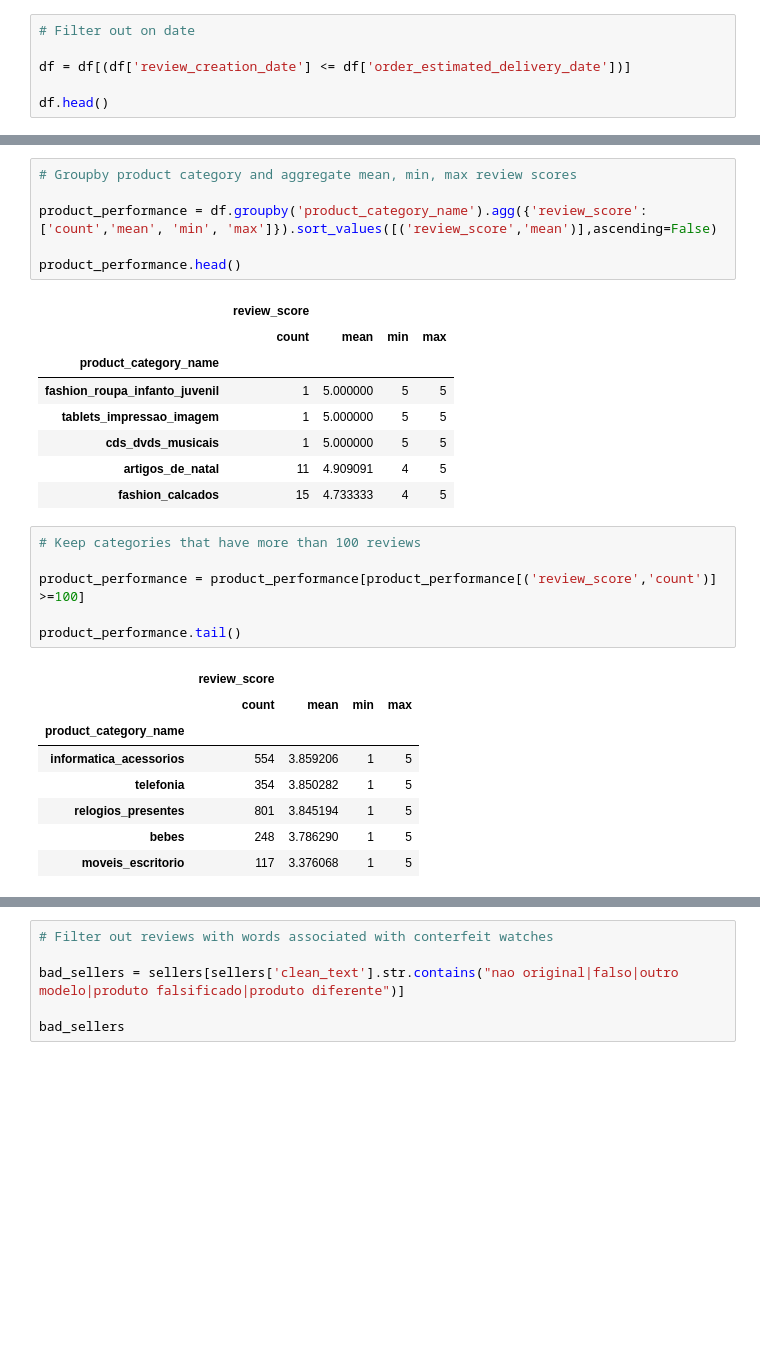
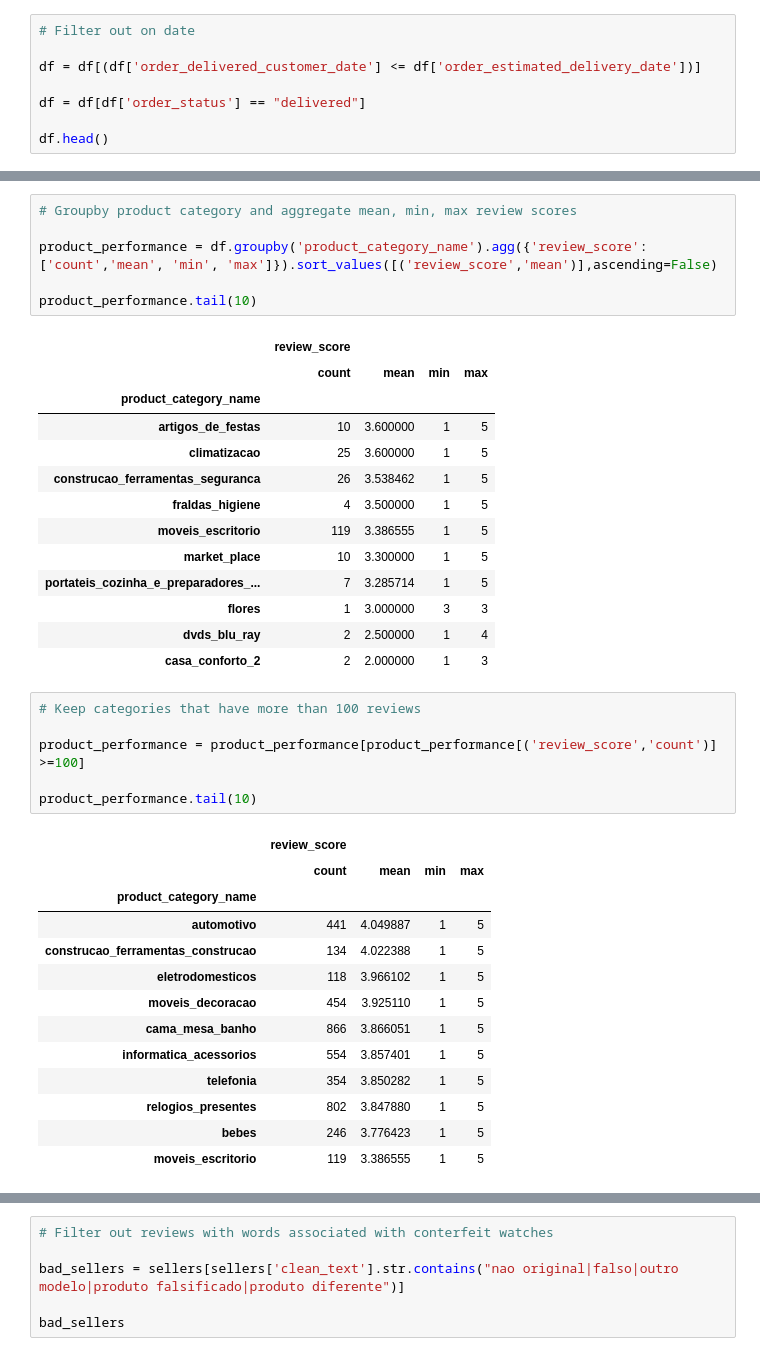
Before and after one commit to smhurf/lewagon_challenges, a Jupyter notebook: 05-ML/10-Natural-Language-Processing/Recap/Recap.ipynb, the cells around one changed output, grey strips where cells are left out. Drawn from its saved outputs; the diff is of its cells as text; blank space fills up the shorter version.

```diff
--- a/05-ML/10-Natural-Language-Processing/Recap/Recap.ipynb
+++ b/05-ML/10-Natural-Language-Processing/Recap/Recap.ipynb
@@ -78,7 +58,9 @@ df.head()
 # %%
 # Filter out on date
 
-df = df[(df['review_creation_date'] <= df['order_estimated_delivery_date'])]
+df = df[(df['order_delivered_customer_date'] <= df['order_estimated_delivery_date'])]
+
+df = df[df['order_status'] == "delivered"]
 
 df.head()
 # %% [output]
@@ -160,33 +150,43 @@ df.head()
 # %%
 # Groupby product category and aggregate mean, min, max review scores
 
 product_performance = df.groupby('product_category_name').agg({'review_score': ['count','mean', 'min', 'max']}).sort_values([('review_score','mean')],ascending=False)
 
-product_performance.head()
+product_performance.tail(10)
 # %% [output]
 |  | review_score |  |  |  |
 |  | count | mean | min | max |
 | product_category_name |  |  |  |  |
-| fashion_roupa_infanto_juvenil | 1 | 5.000000 | 5 | 5 |
-| tablets_impressao_imagem | 1 | 5.000000 | 5 | 5 |
-| cds_dvds_musicais | 1 | 5.000000 | 5 | 5 |
-| artigos_de_natal | 11 | 4.909091 | 4 | 5 |
-| fashion_calcados | 15 | 4.733333 | 4 | 5 |
+| artigos_de_festas | 10 | 3.600000 | 1 | 5 |
+| climatizacao | 25 | 3.600000 | 1 | 5 |
+| construcao_ferramentas_seguranca | 26 | 3.538462 | 1 | 5 |
+| fraldas_higiene | 4 | 3.500000 | 1 | 5 |
+| moveis_escritorio | 119 | 3.386555 | 1 | 5 |
+| market_place | 10 | 3.300000 | 1 | 5 |
+| portateis_cozinha_e_preparadores_... | 7 | 3.285714 | 1 | 5 |
+| flores | 1 | 3.000000 | 3 | 3 |
+| dvds_blu_ray | 2 | 2.500000 | 1 | 4 |
+| casa_conforto_2 | 2 | 2.000000 | 1 | 3 |
 # %%
 # Keep categories that have more than 100 reviews
 
 product_performance = product_performance[product_performance[('review_score','count')] >=100]
 
-product_performance.tail()
+product_performance.tail(10)
 # %% [output]
 |  | review_score |  |  |  |
 |  | count | mean | min | max |
 | product_category_name |  |  |  |  |
-| informatica_acessorios | 554 | 3.859206 | 1 | 5 |
+| automotivo | 441 | 4.049887 | 1 | 5 |
+| construcao_ferramentas_construcao | 134 | 4.022388 | 1 | 5 |
+| eletrodomesticos | 118 | 3.966102 | 1 | 5 |
+| moveis_decoracao | 454 | 3.925110 | 1 | 5 |
+| cama_mesa_banho | 866 | 3.866051 | 1 | 5 |
+| informatica_acessorios | 554 | 3.857401 | 1 | 5 |
 | telefonia | 354 | 3.850282 | 1 | 5 |
-| relogios_presentes | 801 | 3.845194 | 1 | 5 |
-| bebes | 248 | 3.786290 | 1 | 5 |
-| moveis_escritorio | 117 | 3.376068 | 1 | 5 |
+| relogios_presentes | 802 | 3.847880 | 1 | 5 |
+| bebes | 246 | 3.776423 | 1 | 5 |
+| moveis_escritorio | 119 | 3.386555 | 1 | 5 |
 # %%
 # Filter out category
 
```
Also changed, not shown: parts of 7 cells of this notebook, 16 other files.
